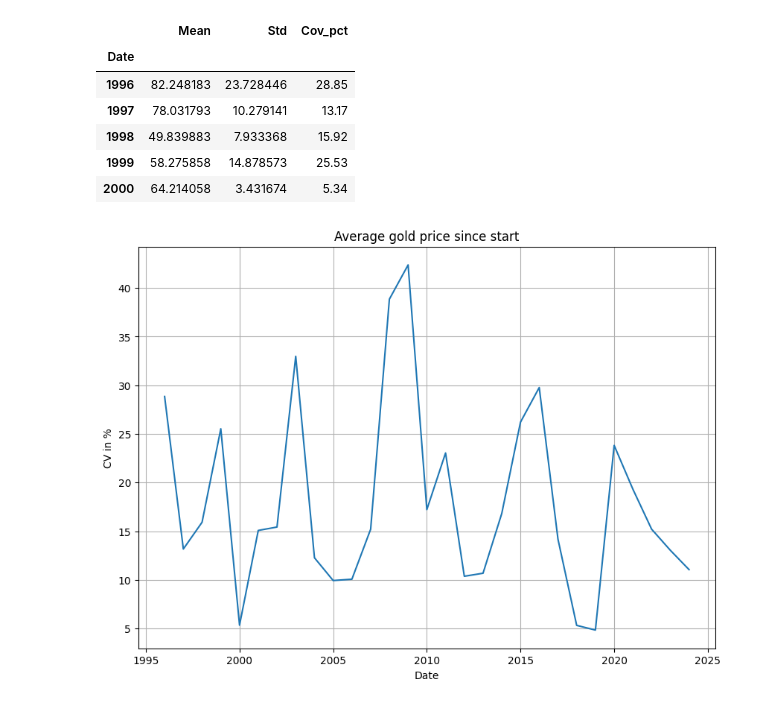
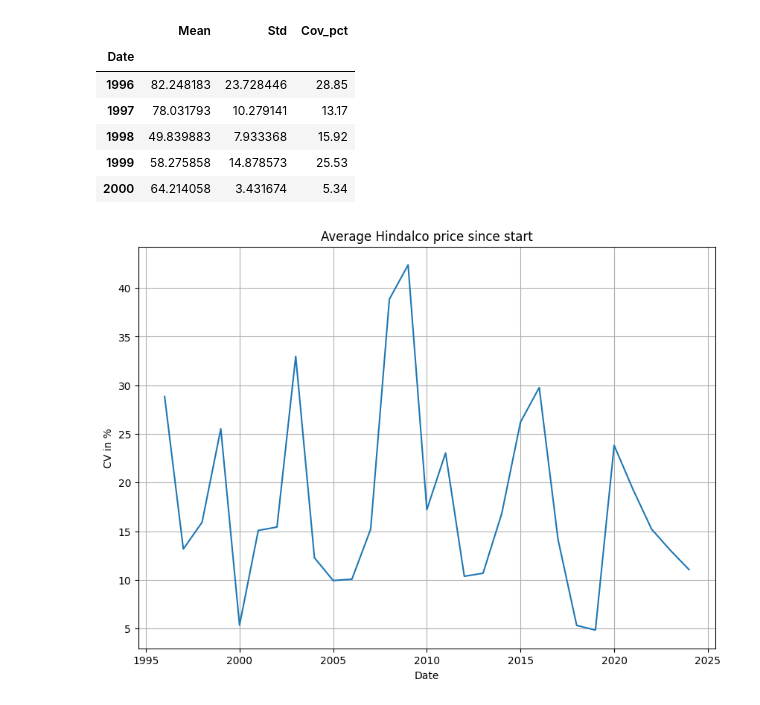
Before and after one commit to Luv-Ratan4/DataScience, a Jupyter notebook: Machine Learning/Projects/Trading/Exploratory data analysis for stock prices.ipynb, the cells around one changed output. Drawn from its saved outputs; the diff is of its cells as text; code cells hidden in the pictures.

```diff
--- a/Machine Learning/Projects/Trading/Exploratory data analysis for stock prices.ipynb
+++ b/Machine Learning/Projects/Trading/Exploratory data analysis for stock prices.ipynb
@@ -186,9 +186,9 @@ data_1.head()
 # %%
 fig, ax = plt.subplots(figsize = (10,7))
 data_1['Cov_pct'].plot()
-plt.title("Average gold price since start")
+plt.title("Average Hindalco price since start")
 plt.xlabel("Date")
 plt.ylabel("CV in %")
 plt.grid()
 # %% [output]
-[figure, old version]
+[figure, new version]
```
Also changed, not shown: parts of 1 cell of this notebook, 1 other file.
